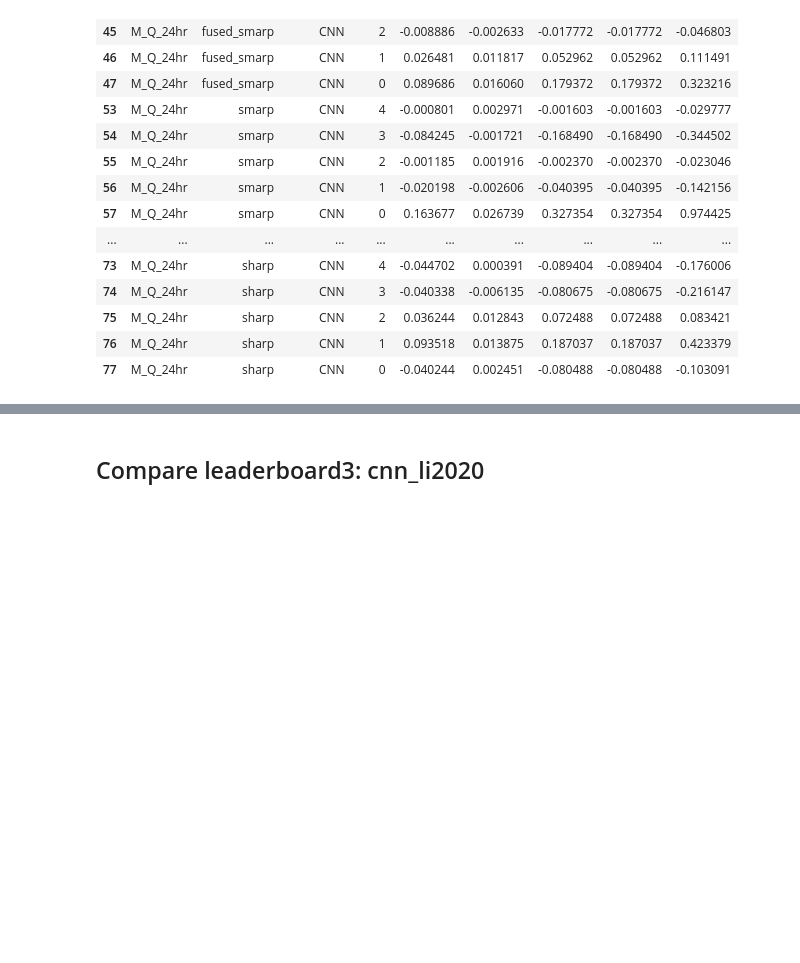
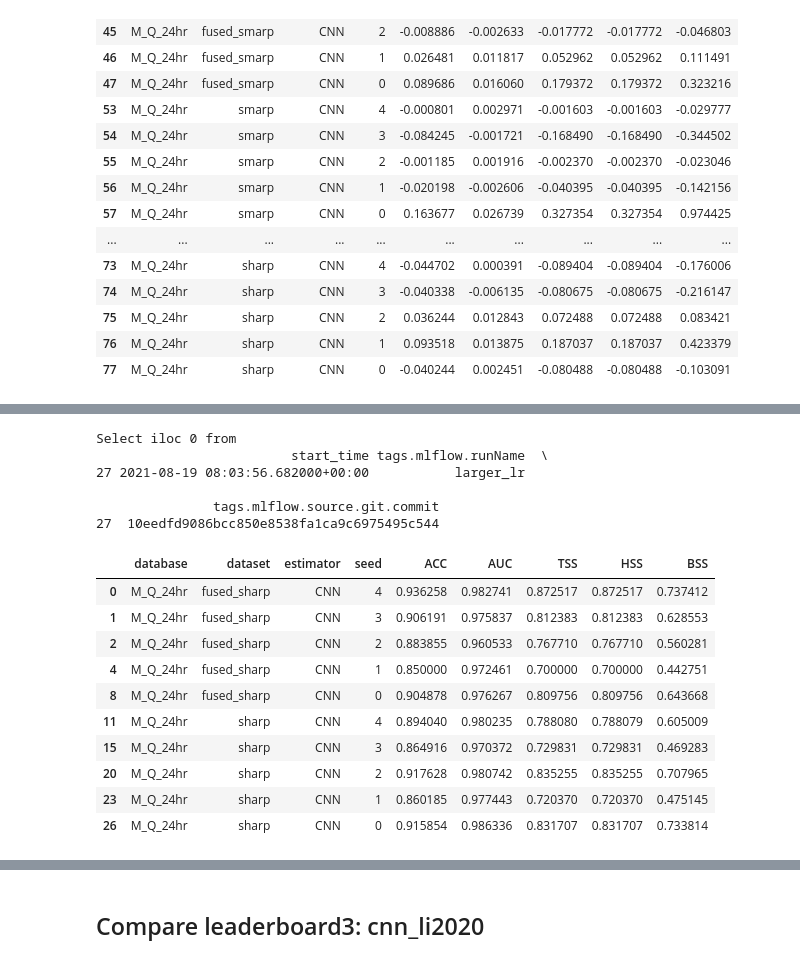
Before and after one commit to ZeyuSun/flare-prediction-smarp, a Jupyter notebook: notebooks/mlflow_results_2.ipynb, the cells around one changed output, grey strips where cells are left out. Cells and saved outputs as stored; diff of their text form; code cells hidden in the pictures; blank space fills up the shorter version.

```diff
--- a/notebooks/mlflow_results_2.ipynb
+++ b/notebooks/mlflow_results_2.ipynb
@@ -179,0 +397,22 @@ runs_diff.style.background_gradient(axis=0, vmin=-0.2, vmax=0.2, cmap='seismic')
+# %%
+runs_raw_2 = retrieve('leaderboard3', 'larger_lr')
+runs_2 = select(runs_raw_2)
+runs_2.style.background_gradient(axis=0)
+# %% [output]
+Select iloc 0 from
+                         start_time tags.mlflow.runName  \
+27 2021-08-19 08:03:56.682000+00:00           larger_lr
+
+               tags.mlflow.source.git.commit
+27  10eedfd9086bcc850e8538fa1ca9c6975495c544
+|  | database | dataset | estimator | seed | ACC | AUC | TSS | HSS | BSS |
+| 0 | M_Q_24hr | fused_sharp | CNN | 4 | 0.936258 | 0.982741 | 0.872517 | 0.872517 | 0.737412 |
+| 1 | M_Q_24hr | fused_sharp | CNN | 3 | 0.906191 | 0.975837 | 0.812383 | 0.812383 | 0.628553 |
+| 2 | M_Q_24hr | fused_sharp | CNN | 2 | 0.883855 | 0.960533 | 0.767710 | 0.767710 | 0.560281 |
+| 4 | M_Q_24hr | fused_sharp | CNN | 1 | 0.850000 | 0.972461 | 0.700000 | 0.700000 | 0.442751 |
+| 8 | M_Q_24hr | fused_sharp | CNN | 0 | 0.904878 | 0.976267 | 0.809756 | 0.809756 | 0.643668 |
+| 11 | M_Q_24hr | sharp | CNN | 4 | 0.894040 | 0.980235 | 0.788080 | 0.788079 | 0.605009 |
+| 15 | M_Q_24hr | sharp | CNN | 3 | 0.864916 | 0.970372 | 0.729831 | 0.729831 | 0.469283 |
+| 20 | M_Q_24hr | sharp | CNN | 2 | 0.917628 | 0.980742 | 0.835255 | 0.835255 | 0.707965 |
+| 23 | M_Q_24hr | sharp | CNN | 1 | 0.860185 | 0.977443 | 0.720370 | 0.720370 | 0.475145 |
+| 26 | M_Q_24hr | sharp | CNN | 0 | 0.915854 | 0.986336 | 0.831707 | 0.831707 | 0.733814 |
```
Also changed, not shown: parts of 22 cells of this notebook.
